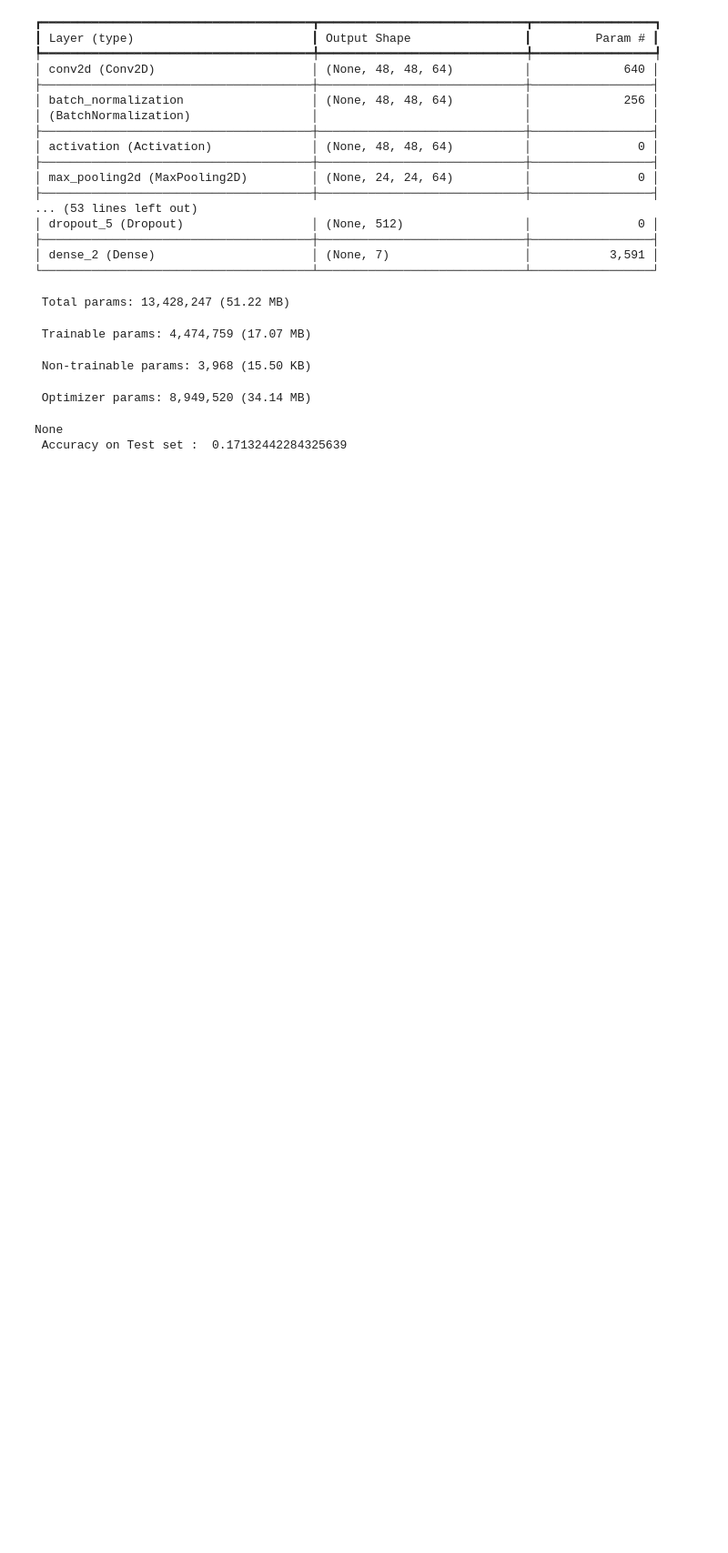
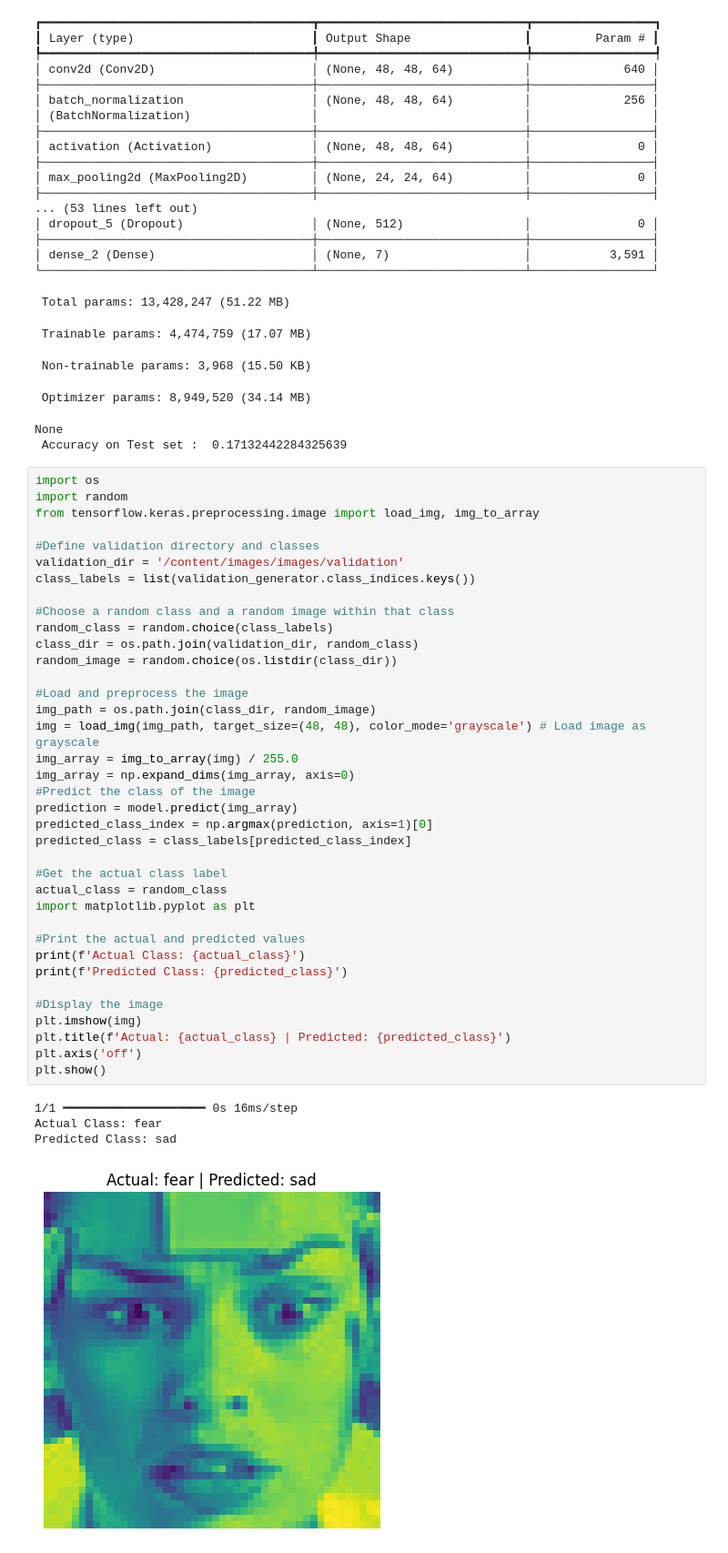
Before and after one commit to SefiyeArican/Face-expression-recognition, a Jupyter notebook: Face_expression_recognition_with_Deep_Learning_2.ipynb, the cells around one changed output. Shown at 91% size. Cells and saved outputs as stored; diff of their text form; blank space fills up the shorter version.

```diff
--- a/Face_expression_recognition_with_Deep_Learning_2.ipynb
+++ b/Face_expression_recognition_with_Deep_Learning_2.ipynb
@@ -861,3 +861,45 @@ Model: "sequential"
  Optimizer params: 8,949,520 (34.14 MB)
 None
  Accuracy on Test set :  0.17132442284325639
+# %%
+import os
+import random
+from tensorflow.keras.preprocessing.image import load_img, img_to_array
+
+#Define validation directory and classes
+validation_dir = '/content/images/images/validation'
+class_labels = list(validation_generator.class_indices.keys())
+
+#Choose a random class and a random image within that class
+random_class = random.choice(class_labels)
+class_dir = os.path.join(validation_dir, random_class)
+random_image = random.choice(os.listdir(class_dir))
+
+#Load and preprocess the image
+img_path = os.path.join(class_dir, random_image)
+img = load_img(img_path, target_size=(48, 48), color_mode='grayscale') # Load image as grayscale
+img_array = img_to_array(img) / 255.0
+img_array = np.expand_dims(img_array, axis=0)
+#Predict the class of the image
+prediction = model.predict(img_array)
+predicted_class_index = np.argmax(prediction, axis=1)[0]
+predicted_class = class_labels[predicted_class_index]
+
+#Get the actual class label
+actual_class = random_class
+import matplotlib.pyplot as plt
+
+#Print the actual and predicted values
+print(f'Actual Class: {actual_class}')
+print(f'Predicted Class: {predicted_class}')
+
+#Display the image
+plt.imshow(img)
+plt.title(f'Actual: {actual_class} | Predicted: {predicted_class}')
+plt.axis('off')
+plt.show()
+# %% [output]
+1/1 ━━━━━━━━━━━━━━━━━━━━ 0s 16ms/step
+Actual Class: fear
+Predicted Class: sad
+[figure, added]
```
